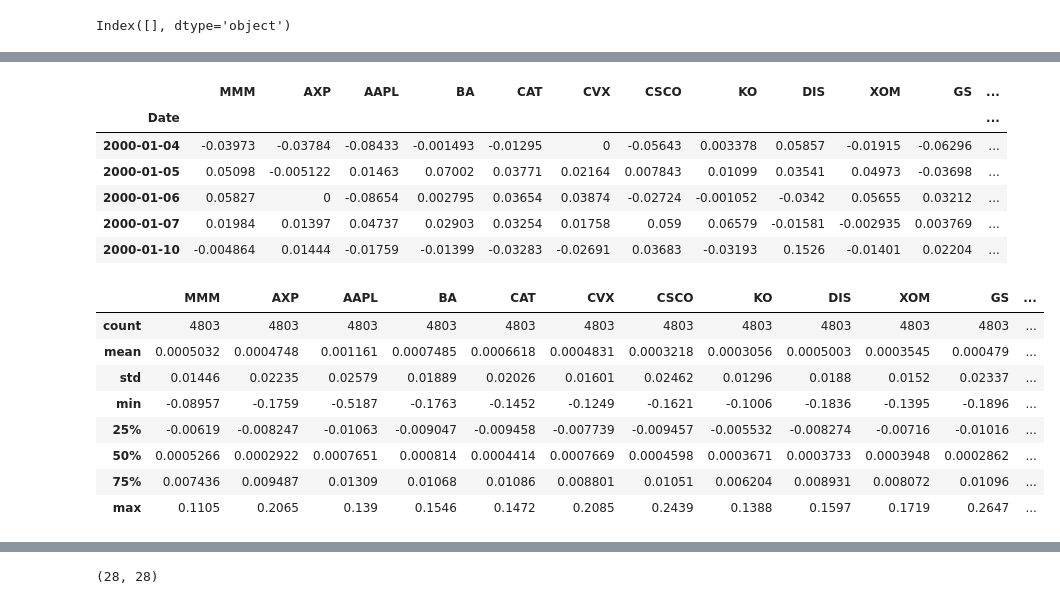
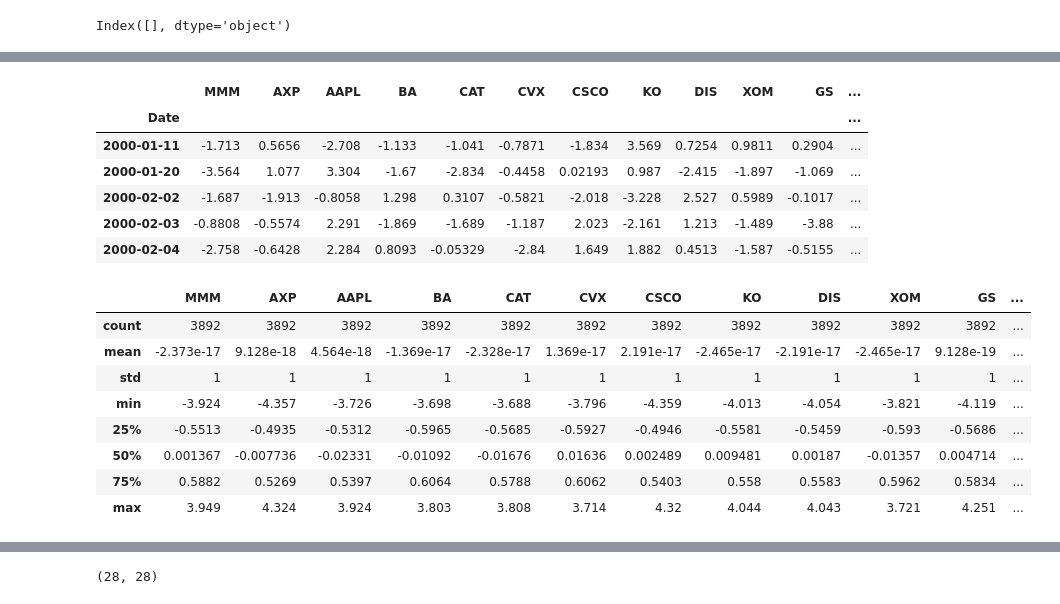
Before and after one commit to cloudaipro/AI4StockMarket, a Jupyter notebook: Finding_Eigen_Portfolio.ipynb, the cells around one changed output, grey strips where cells are left out. Saved outputs shown, nothing was run; the diff lists cells and outputs as text; code cells hidden in the pictures.

```diff
--- a/Finding_Eigen_Portfolio.ipynb
+++ b/Finding_Eigen_Portfolio.ipynb
@@ -75,3 +73,16 @@ x = dataset.isnull().sum()
 x[x > 0].index
 # %% [output]
 Index([], dtype='object')
+# %%
+datareturns_original = dataset.pct_change(1).dropna()
+# datareturns = datareturns[
+#     datareturns.apply(lambda x: (x - x.mean()).abs() < (3 / x.std())).all(1)
+# ]
+datareturns_original_statistic = datareturns_original.describe()
+display(datareturns_original_statistic)
+datareturns = datareturns_original[
+    datareturns_original.apply(lambda x: (x - x.mean()).abs() < (3 * x.std())).all(1)
+]
+with pd.option_context("display.float_format", "{:.4g}".format):
+    display(datareturns.head())
+    display(datareturns.describe())
@@ -78,22 +613,27 @@ Index([], dtype='object')
 # %%
-datareturns = dataset.pct_change(1).dropna()
+scaler = StandardScaler()
+rescaledDataset = pd.DataFrame(
+    scaler.fit_transform(datareturns),
+    columns=datareturns.columns,
+    index=datareturns.index,
+)
 with pd.option_context("display.float_format", "{:.4g}".format):
-    display(datareturns.head())
-    display(datareturns.describe())
+    display(rescaledDataset.head())
+    display(rescaledDataset.describe())
 # %% [output]
 |  | MMM | AXP | AAPL | BA | CAT | CVX | CSCO | KO | DIS | XOM | GS | ... |
 | Date |  |  |  |  |  |  |  |  |  |  |  | ... |
-| 2000-01-04 | -0.03973 | -0.03784 | -0.08433 | -0.001493 | -0.01295 | 0 | -0.05643 | 0.003378 | 0.05857 | -0.01915 | -0.06296 | ... |
-| 2000-01-05 | 0.05098 | -0.005122 | 0.01463 | 0.07002 | 0.03771 | 0.02164 | 0.007843 | 0.01099 | 0.03541 | 0.04973 | -0.03698 | ... |
-| 2000-01-06 | 0.05827 | 0 | -0.08654 | 0.002795 | 0.03654 | 0.03874 | -0.02724 | -0.001052 | -0.0342 | 0.05655 | 0.03212 | ... |
-| 2000-01-07 | 0.01984 | 0.01397 | 0.04737 | 0.02903 | 0.03254 | 0.01758 | 0.059 | 0.06579 | -0.01581 | -0.002935 | 0.003769 | ... |
-| 2000-01-10 | -0.004864 | 0.01444 | -0.01759 | -0.01399 | -0.03283 | -0.02691 | 0.03683 | -0.03193 | 0.1526 | -0.01401 | 0.02204 | ... |
+| 2000-01-11 | -1.713 | 0.5656 | -2.708 | -1.133 | -1.041 | -0.7871 | -1.834 | 3.569 | 0.7254 | 0.9811 | 0.2904 | ... |
+| 2000-01-20 | -3.564 | 1.077 | 3.304 | -1.67 | -2.834 | -0.4458 | 0.02193 | 0.987 | -2.415 | -1.897 | -1.069 | ... |
+| 2000-02-02 | -1.687 | -1.913 | -0.8058 | 1.298 | 0.3107 | -0.5821 | -2.018 | -3.228 | 2.527 | 0.5989 | -0.1017 | ... |
+| 2000-02-03 | -0.8808 | -0.5574 | 2.291 | -1.869 | -1.689 | -1.187 | 2.023 | -2.161 | 1.213 | -1.489 | -3.88 | ... |
+| 2000-02-04 | -2.758 | -0.6428 | 2.284 | 0.8093 | -0.05329 | -2.84 | 1.649 | 1.882 | 0.4513 | -1.587 | -0.5155 | ... |
 |  | MMM | AXP | AAPL | BA | CAT | CVX | CSCO | KO | DIS | XOM | GS | ... |
-| count | 4803 | 4803 | 4803 | 4803 | 4803 | 4803 | 4803 | 4803 | 4803 | 4803 | 4803 | ... |
-| mean | 0.0005032 | 0.0004748 | 0.001161 | 0.0007485 | 0.0006618 | 0.0004831 | 0.0003218 | 0.0003056 | 0.0005003 | 0.0003545 | 0.000479 | ... |
-| std | 0.01446 | 0.02235 | 0.02579 | 0.01889 | 0.02026 | 0.01601 | 0.02462 | 0.01296 | 0.0188 | 0.0152 | 0.02337 | ... |
-| min | -0.08957 | -0.1759 | -0.5187 | -0.1763 | -0.1452 | -0.1249 | -0.1621 | -0.1006 | -0.1836 | -0.1395 | -0.1896 | ... |
-| 25% | -0.00619 | -0.008247 | -0.01063 | -0.009047 | -0.009458 | -0.007739 | -0.009457 | -0.005532 | -0.008274 | -0.00716 | -0.01016 | ... |
-| 50% | 0.0005266 | 0.0002922 | 0.0007651 | 0.000814 | 0.0004414 | 0.0007669 | 0.0004598 | 0.0003671 | 0.0003733 | 0.0003948 | 0.0002862 | ... |
-| 75% | 0.007436 | 0.009487 | 0.01309 | 0.01068 | 0.01086 | 0.008801 | 0.01051 | 0.006204 | 0.008931 | 0.008072 | 0.01096 | ... |
-| max | 0.1105 | 0.2065 | 0.139 | 0.1546 | 0.1472 | 0.2085 | 0.2439 | 0.1388 | 0.1597 | 0.1719 | 0.2647 | ... |
+| count | 3892 | 3892 | 3892 | 3892 | 3892 | 3892 | 3892 | 3892 | 3892 | 3892 | 3892 | ... |
+| mean | -2.373e-17 | 9.128e-18 | 4.564e-18 | -1.369e-17 | -2.328e-17 | 1.369e-17 | 2.191e-17 | -2.465e-17 | -2.191e-17 | -2.465e-17 | 9.128e-19 | ... |
+| std | 1 | 1 | 1 | 1 | 1 | 1 | 1 | 1 | 1 | 1 | 1 | ... |
+| min | -3.924 | -4.357 | -3.726 | -3.698 | -3.688 | -3.796 | -4.359 | -4.013 | -4.054 | -3.821 | -4.119 | ... |
+| 25% | -0.5513 | -0.4935 | -0.5312 | -0.5965 | -0.5685 | -0.5927 | -0.4946 | -0.5581 | -0.5459 | -0.593 | -0.5686 | ... |
+| 50% | 0.001367 | -0.007736 | -0.02331 | -0.01092 | -0.01676 | 0.01636 | 0.002489 | 0.009481 | 0.00187 | -0.01357 | 0.004714 | ... |
+| 75% | 0.5882 | 0.5269 | 0.5397 | 0.6064 | 0.5788 | 0.6062 | 0.5403 | 0.558 | 0.5583 | 0.5962 | 0.5834 | ... |
+| max | 3.949 | 4.324 | 3.924 | 3.803 | 3.808 | 3.714 | 4.32 | 4.044 | 4.043 | 3.721 | 4.251 | ... |
```
Also changed, not shown: parts of 43 cells of this notebook, 7 other files.
